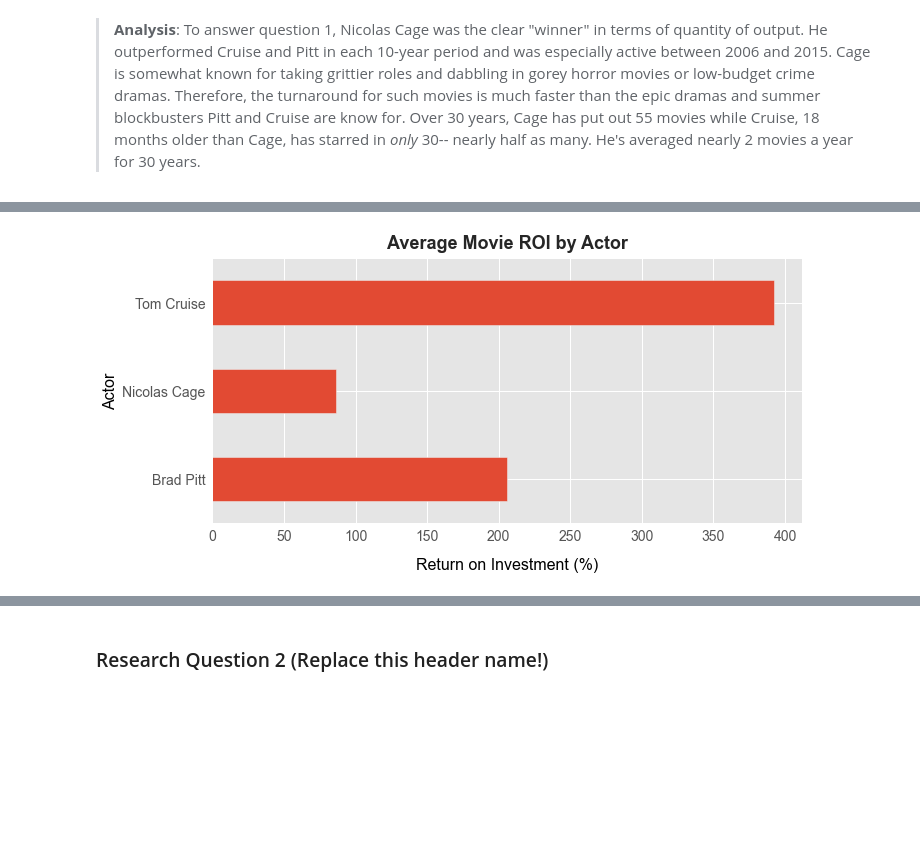
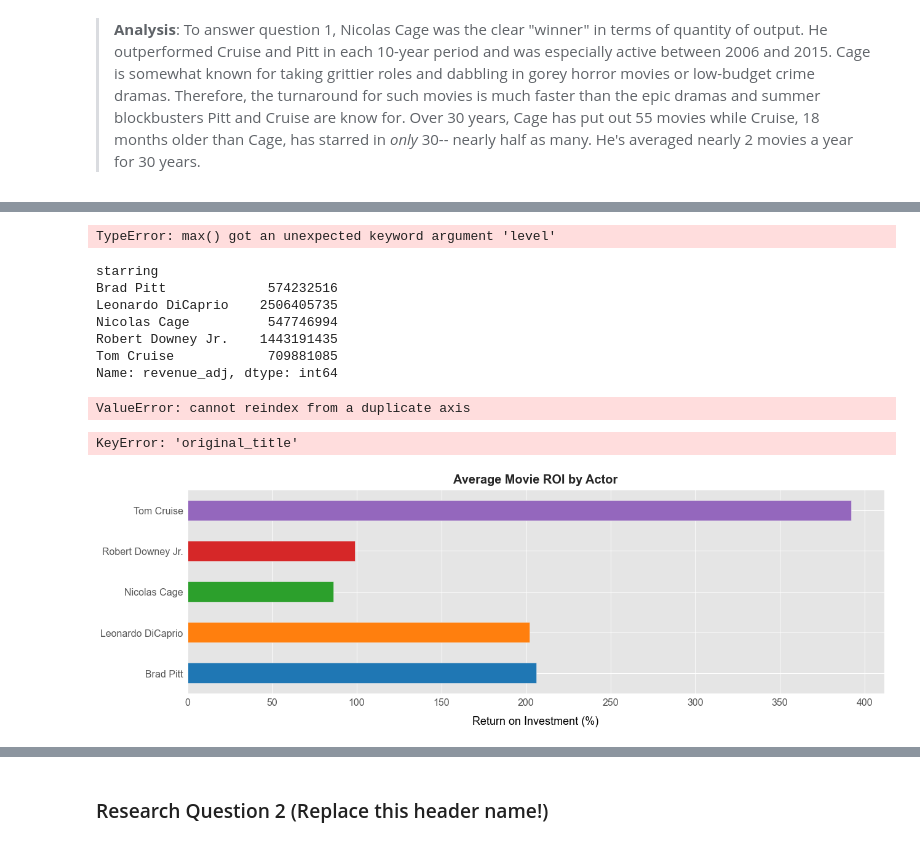
Before and after one commit to keenan-cooper/Udacity, a Jupyter notebook: investigate-a-dataset-template.ipynb, the cells around one changed output, grey strips where cells are left out. Drawn from its saved outputs; the diff is of its cells as text; code cells hidden in the pictures; blank space fills up the shorter version.

```diff
--- a/investigate-a-dataset-template.ipynb
+++ b/investigate-a-dataset-template.ipynb
@@ -116,7 +128,14 @@ dtype: int64
 # %%
-# (1) Remove uncessary columms and confirm results
+## 1. Remove unncessary columms and confirm results
 
-movies_cleaning=movies_raw[["original_title", "cast","budget_adj","revenue_adj","release_year"]]
+movies_cleaning=movies_raw[[
+    "original_title",
+    "cast",
+    "budget_adj",
+    "revenue_adj",
+    "release_year",
+    "vote_average",
+    ]]
 movies_cleaning.info()
 # %% [output]
 <class 'pandas.core.frame.DataFrame'>
@@ -139,8 +159,10 @@ movies_cleaning["release_year"].min()
 # %% [output]
 1986
 # %%
-# (3) Filter the rows to only display rows with the relevant actors
+# 3. Filter the rows to only display rows with the relevant actors
 
-movies_cleaning=movies_cleaning.loc[movies_cleaning["cast"].str.contains("Nicolas Cage|Robert Downey Jr.|Leonardo DiCaprio|Tom Cruise|Brad Pitt", na=False)]
+movies_cleaning=movies_cleaning.loc[movies_cleaning["cast"].str.contains(
+    "Nicolas Cage|Robert Downey Jr.|Leonardo DiCaprio|Tom Cruise|Brad Pitt",
+    na=False)]
 movies_cleaning.head()
 # %% [output]
@@ -608,19 +679,52 @@ movies_rev_sort=movies.sort_values(by=["revenue_adj"],ascending=False,ignore_ind
+# %%
+s = movies.groupby("starring")["revenue_adj"].max(level="original_title")
+df = movies.set_index('original_title')
+df['revenue_adj'].update(s)
+df = df.reset_index()
+# %% [output]
+TypeError: max() got an unexpected keyword argument 'level'
+# %%
+movies.groupby("starring")["revenue_adj"].max()
+# %% [output]
+starring
+Brad Pitt             574232516
+Leonardo DiCaprio    2506405735
+Nicolas Cage          547746994
+Robert Downey Jr.    1443191435
+Tom Cruise            709881085
+Name: revenue_adj, dtype: int64
+# %%
+movies["original_title"].where(movies.groupby("starring")["revenue_adj"].max())
+# %% [output]
+ValueError: cannot reindex from a duplicate axis
+# %%
+ddf = movies['original_title']movies.groupby("starring")["revenue_adj"].max()
+movies.loc[ddf['original_title']]
+# %% [output]
+KeyError: 'original_title'
 # %%
 mean_revenue=movies.groupby("starring")["ROI%"].mean()
 
+# Set base style
 plt.style.use("ggplot")
-mean_revenue.plot.barh(figsize=(10, 5))
-plt.xlabel('Return on Investment (%)', fontsize = 16, labelpad=14, color="black")
-plt.ylabel('Actor', fontsize=16, color="black")
-plt.title("Average Movie ROI by Actor", fontweight="bold", size=18 , y=1.015)
-plt.xticks(fontsize=14)
-plt.yticks(fontsize=14)
 
-plt.tight_layout()
+# Initialize figure, ax, and set figure size
+f, ax = plt.subplots(figsize=(18, 6))
 
+# Create matplotlib horizontal bargragh with preset colors
+mean_revenue.plot.barh(color=colors.values())
+
+# Customize plot title and labels
+plt.title("Average Movie ROI by Actor", fontweight="bold", size=20 , y=1.015)
+plt.xlabel('Return on Investment (%)', fontsize = 18, labelpad=14, color="black")
+plt.ylabel('', fontsize=16, color="black")
+plt.xticks(fontsize=16)
+plt.yticks(fontsize=16)
+
+# Show plot
 plt.show()
 # %% [output]
-[figure, old version]
+[figure, new version]
 # %%
 movies.sort_values(by=["ROI%"],ascending=False)
 # %% [output]
```
Also changed, not shown: parts of 70 cells of this notebook.
